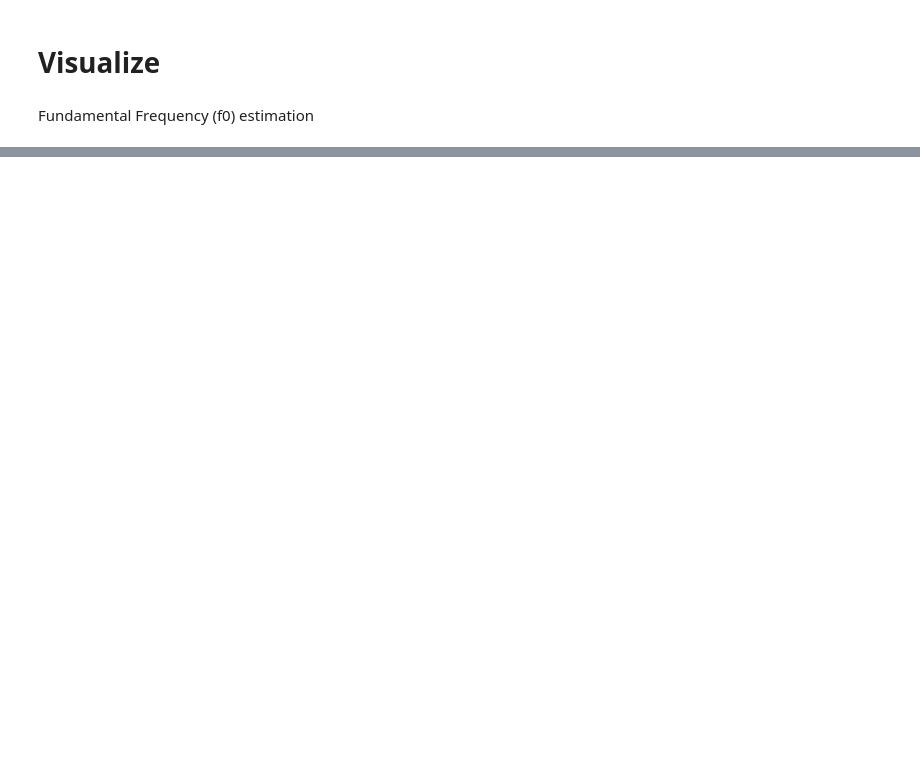
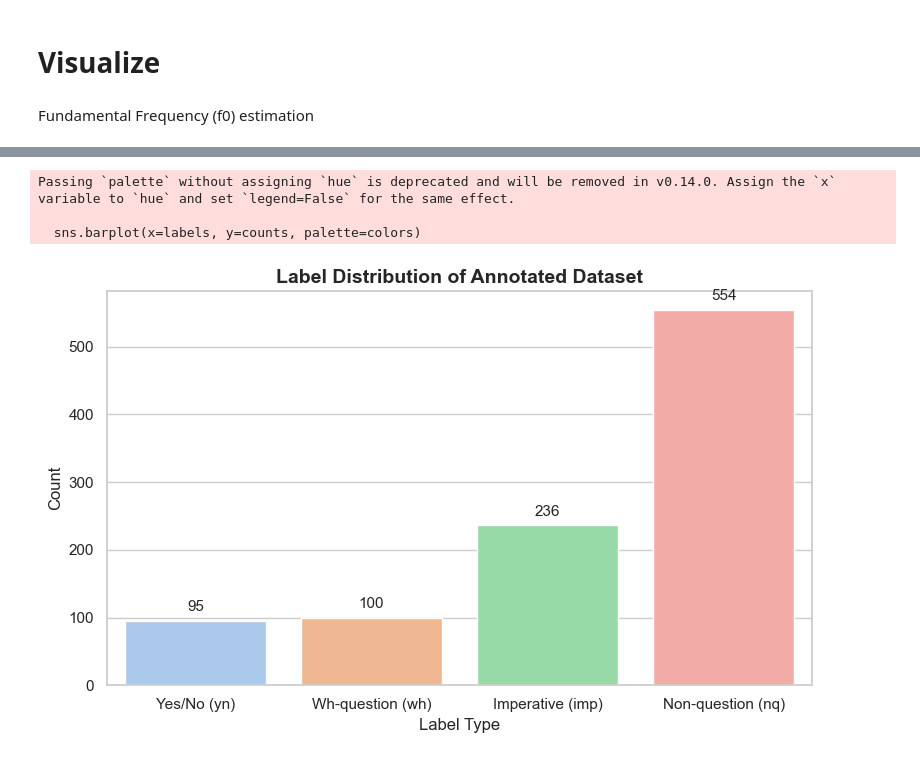
Before and after one commit to jmp-22/CMPT419Project, a Jupyter notebook: extract_and_visualize.ipynb, the cells around one changed output, grey strips where cells are left out. Cells and saved outputs as stored; diff of their text form; code cells hidden in the pictures; blank space fills up the shorter version.

```diff
--- a/extract_and_visualize.ipynb
+++ b/extract_and_visualize.ipynb
@@ -252,0 +302,33 @@ ipd.Audio(y, rate=sr)
+# %%
+import matplotlib.pyplot as plt
+import seaborn as sns
+
+# Data
+labels = ['Yes/No (yn)', 'Wh-question (wh)', 'Imperative (imp)', 'Non-question (nq)']
+counts = [95, 100, 236, 554]
+
+# Set the style
+sns.set(style="whitegrid")
+plt.figure(figsize=(8, 5))
+
+# Barplot
+colors = sns.color_palette("pastel")  # Soft colors for a clean poster aesthetic
+sns.barplot(x=labels, y=counts, palette=colors)
+
+# Titles and labels
+plt.title("Label Distribution of Annotated Dataset", fontsize=14, fontweight='bold')
+plt.xlabel("Label Type", fontsize=12)
+plt.ylabel("Count", fontsize=12)
+
+# Add value labels above bars
+for i, count in enumerate(counts):
+    plt.text(i, count + 10, str(count), ha='center', va='bottom', fontsize=11)
+
+# Adjust layout
+plt.tight_layout()
+plt.show()
+# %% [output]
+Passing `palette` without assigning `hue` is deprecated and will be removed in v0.14.0. Assign the `x` variable to `hue` and set `legend=False` for the same effect.
+
+  sns.barplot(x=labels, y=counts, palette=colors)
+[figure, added]
```
Also changed, not shown: parts of 15 cells of this notebook, 10 other files.
